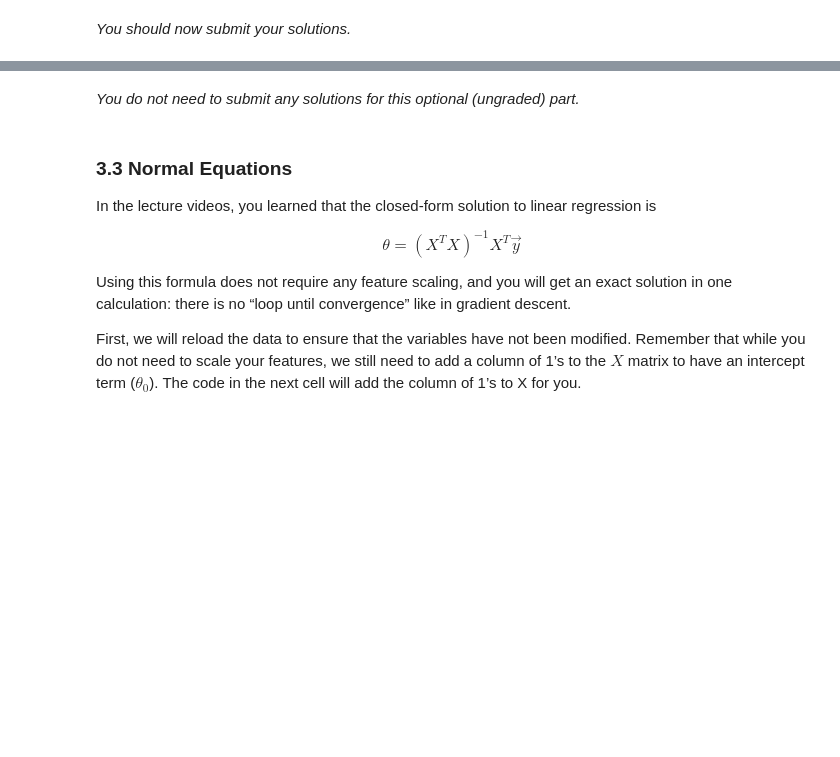
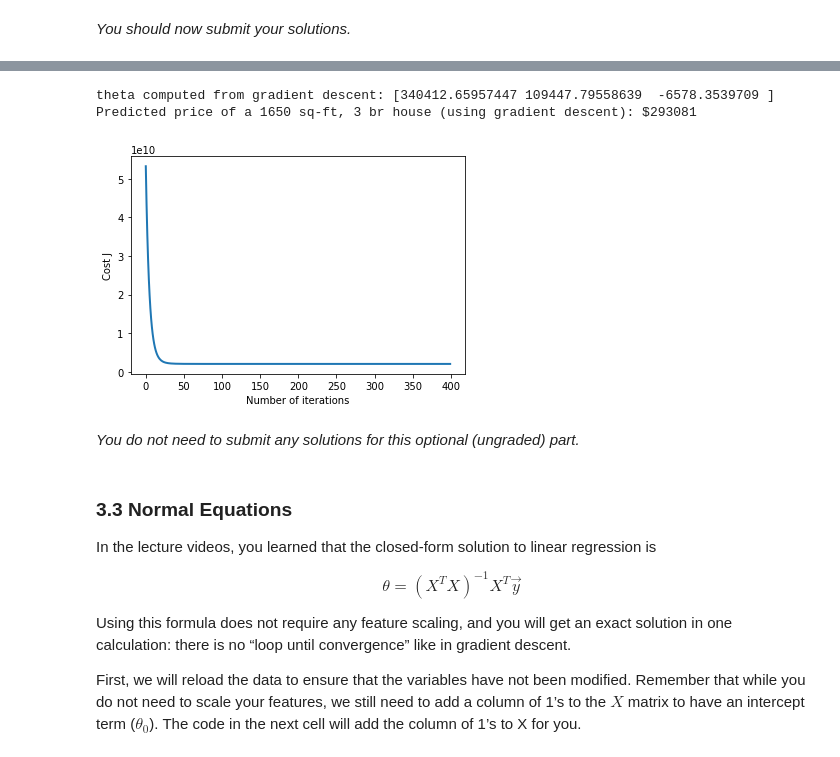
Before and after one commit to Brandon-Luong/Andrew-Ng-Machine-Learning, a Jupyter notebook: Exercise1/exercise1.ipynb, the cells around one changed output, grey strips where cells are left out. Saved outputs shown, nothing was run; the diff lists cells and outputs as text; code cells hidden in the pictures; blank space fills up the shorter version.

```diff
--- a/Exercise1/exercise1.ipynb
+++ b/Exercise1/exercise1.ipynb
@@ -386,8 +451,8 @@ def gradientDescent(X, y, theta, alpha, num_iters):
 
     for i in range(num_iters):
         # ==================== YOUR CODE HERE =================================
-
-
+        h = X @ theta
+        theta -= (alpha / m) * ((h - y) @ X)
         # =====================================================================
 
         # save the cost J in every iteration
@@ -570,8 +673,9 @@ def  featureNormalize(X):
     sigma = np.zeros(X.shape[1])
 
     # =========================== YOUR CODE HERE =====================
-
-
+    mu = np.mean(X, axis=0)
+    sigma = np.std(X, axis=0)
+    X_norm = (X - mu) / sigma
     # ================================================================
     return X_norm, mu, sigma
 # %% [markdown]
@@ -655,7 +776,7 @@ def computeCostMulti(X, y, theta):
     J = 0
 
     # ======================= YOUR CODE HERE ===========================
-
+    J = (1 / (2 * m)) * ((X @ theta - y).T @ (X @ theta -y))
 
     # ==================================================================
     return J
@@ -714,8 +849,8 @@ def gradientDescentMulti(X, y, theta, alpha, num_iters):
 
     for i in range(num_iters):
         # ======================= YOUR CODE HERE ==========================
-
-
+        h = X @ theta
+        theta -= (alpha / m) * ((h - y) @ X)
         # =================================================================
 
         # save the cost J in every iteration
@@ -774,35 +923,40 @@ Finally, you should complete the code at the end to predict the price
 of a 1650 sq-ft, 3 br house.
 
 Hint
 ----
 At prediction, make sure you do the same feature normalization.
 """
 # Choose some alpha value - change this
 alpha = 0.1
 num_iters = 400
 
 # init theta and run gradient descent
 theta = np.zeros(3)
 theta, J_history = gradientDescentMulti(X, y, theta, alpha, num_iters)
 
 # Plot the convergence graph
 pyplot.plot(np.arange(len(J_history)), J_history, lw=2)
 pyplot.xlabel('Number of iterations')
 pyplot.ylabel('Cost J')
 
 # Display the gradient descent's result
 print('theta computed from gradient descent: {:s}'.format(str(theta)))
 
 # Estimate the price of a 1650 sq-ft, 3 br house
 # ======================= YOUR CODE HERE ===========================
 # Recall that the first column of X is all-ones.
 # Thus, it does not need to be normalized.
-
-price = 0   # You should change this
+X1_norm = (1650 - mu[0]) / sigma[0]
+X2_norm = (3 - mu[1]) / sigma[1]
+price =  theta[0] * 1 + theta[1] * X1_norm + theta[2] * X2_norm  # You should change this
 
 # ===================================================================
 
 print('Predicted price of a 1650 sq-ft, 3 br house (using gradient descent): ${:.0f}'.format(price))
+# %% [output]
+theta computed from gradient descent: [340412.65957447 109447.79558639  -6578.3539709 ]
+Predicted price of a 1650 sq-ft, 3 br house (using gradient descent): $293081
+[figure, added]
 # %% [markdown]
 *You do not need to submit any solutions for this optional (ungraded) part.*
 # %% [markdown]
```
Also changed, not shown: parts of 22 cells of this notebook.
